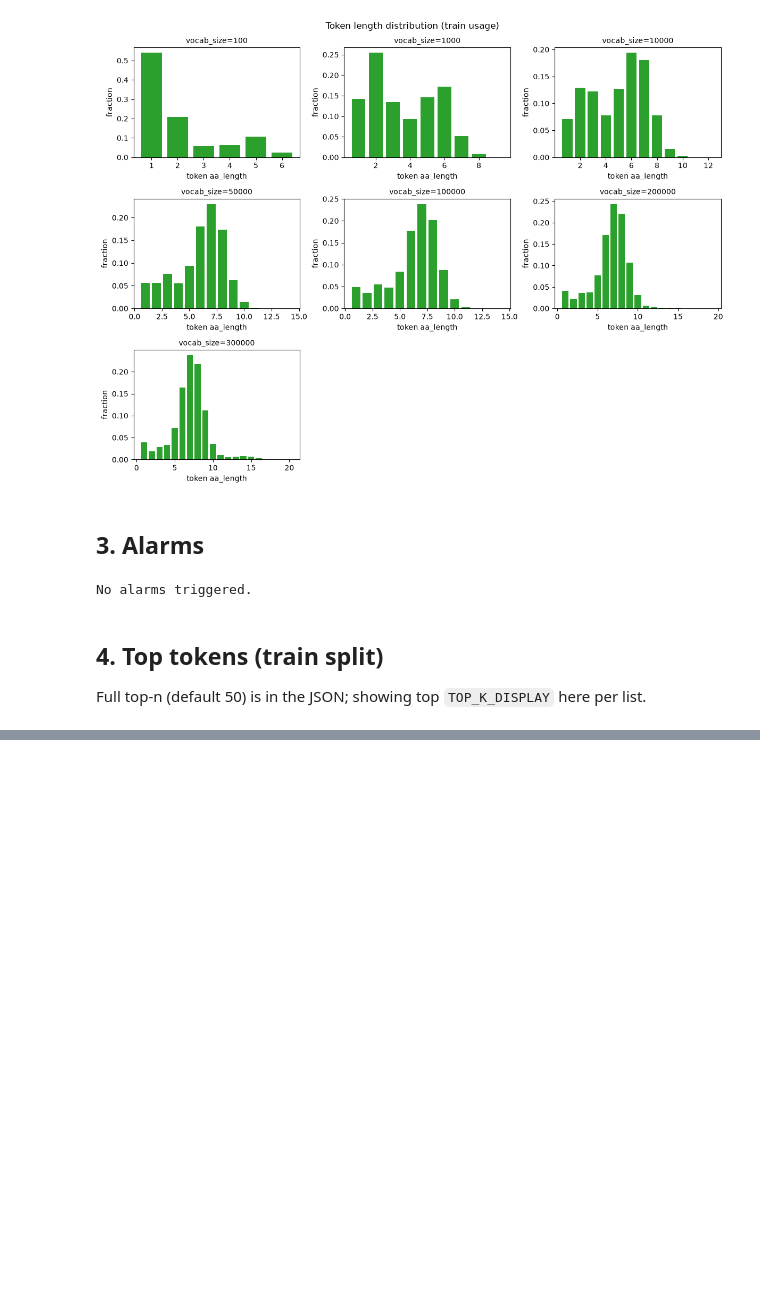
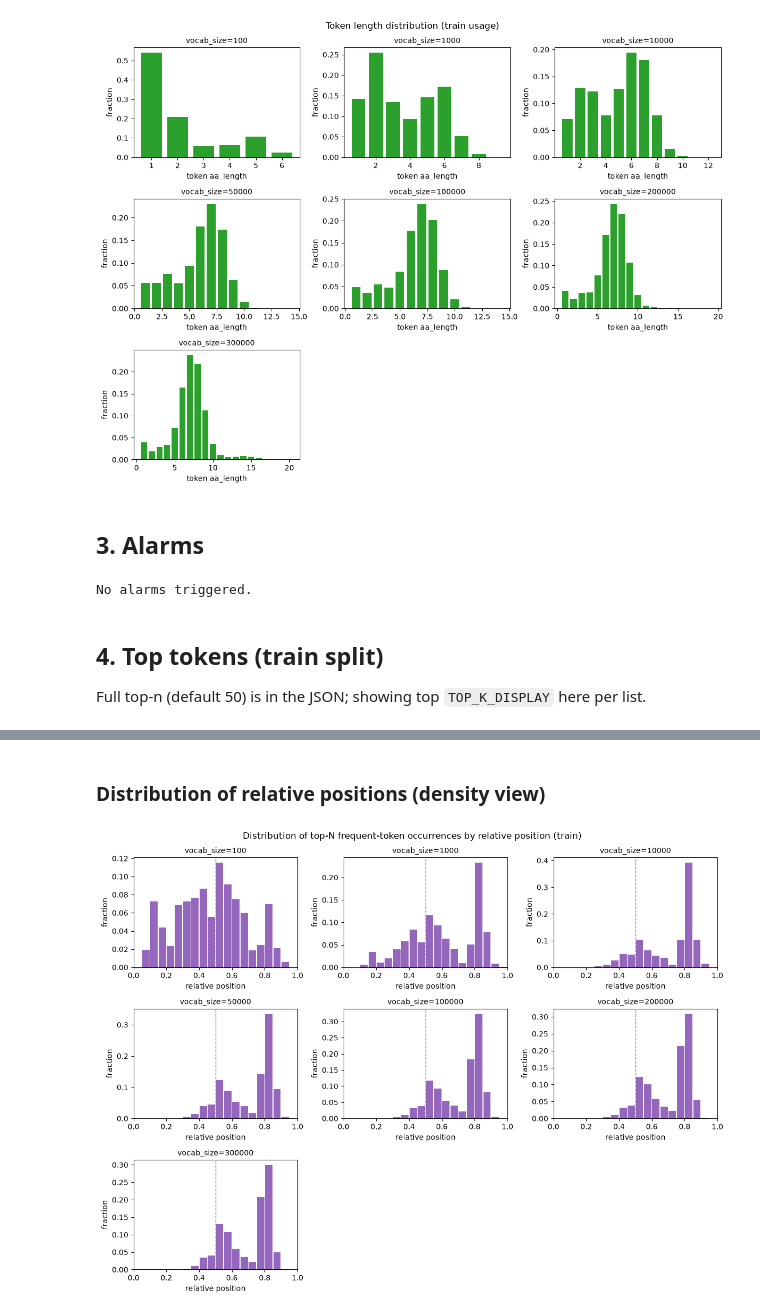
Before and after one commit to demidovamaria/irrm-codec, a Jupyter notebook: notebooks/tokenizer_stats_report.ipynb, the cells around one changed output, grey strips where cells are left out. Saved outputs shown, nothing was run; the diff lists cells and outputs as text; code cells hidden in the pictures; blank space fills up the shorter version.

```diff
--- a/notebooks/tokenizer_stats_report.ipynb
+++ b/notebooks/tokenizer_stats_report.ipynb
@@ -295,0 +300,13 @@ top non-single-amino-acid tokens:
+# %%
+position_macro_rows = []
+for vocab_size in vocab_sizes:
+    macro = per_vocab_size[str(vocab_size)]["top_tokens_position_macro_composition_train"]
+    position_macro_rows.append({
+        "vocab_size": vocab_size,
+        "start_third": macro["start_third"],
+        "middle_third": macro["middle_third"],
+        "end_third": macro["end_third"],
+    })
+
+position_macro_df = pd.DataFrame(position_macro_rows)
+position_macro_df.style.format({"start_third": "{:.1%}", "middle_third": "{:.1%}", "end_third": "{:.1%}"})
@@ -295,0 +344,29 @@ top non-single-amino-acid tokens:
+# %% [markdown]
+### Distribution of relative positions (density view)
+# %%
+def plot_top_tokens_relative_position_histogram():
+    ncols = 3
+    nrows = math.ceil(len(vocab_sizes) / ncols)
+    fig, axes = plt.subplots(nrows, ncols, figsize=(ncols * 4, nrows * 3), squeeze=False)
+    for idx, vocab_size in enumerate(vocab_sizes):
+        ax = axes[idx // ncols][idx % ncols]
+        histogram = per_vocab_size[str(vocab_size)]["top_tokens_relative_position_histogram_train"]
+        bin_centers = sorted(float(k) for k in histogram.keys())
+        counts = [histogram[f"{c:.3f}"] for c in bin_centers]
+        total = sum(counts)
+        fractions = [c / total for c in counts] if total > 0 else counts
+        bin_width = bin_centers[1] - bin_centers[0] if len(bin_centers) > 1 else 0.05
+        ax.bar(bin_centers, fractions, width=bin_width * 0.9, color="tab:purple")
+        ax.axvline(0.5, color="gray", linestyle="--", linewidth=1)
+        ax.set_xlim(0, 1)
+        ax.set_title(f"vocab_size={vocab_size}", fontsize=10)
+        ax.set_xlabel("relative position"); ax.set_ylabel("fraction")
+    for idx in range(len(vocab_sizes), nrows * ncols):
+        axes[idx // ncols][idx % ncols].axis("off")
+    fig.suptitle("Distribution of top-N frequent-token occurrences by relative position (train)")
+    fig.tight_layout(); plt.show()
+
+
+plot_top_tokens_relative_position_histogram()
+# %% [output]
+[figure, added]
```
Also changed, not shown: parts of 8 cells of this notebook.
